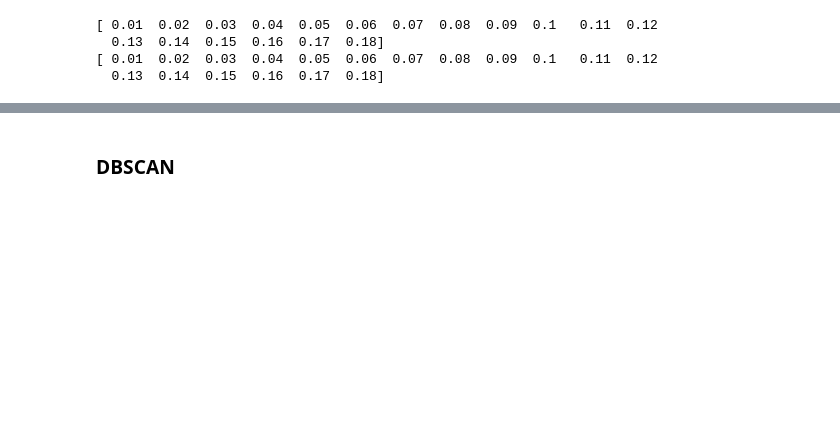
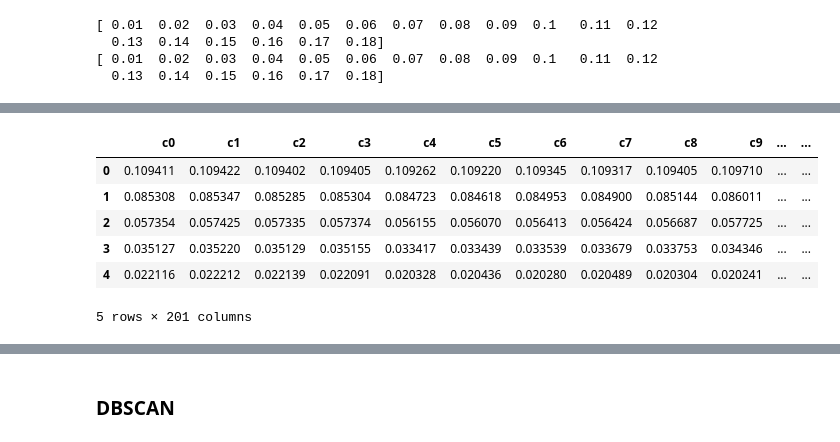
Before and after one commit to StevenCHowell/code_sas_modeling, a Jupyter notebook: notebooks/Exploring Data Clustering.ipynb, the cells around one changed output, grey strips where cells are left out. Cells and saved outputs as stored; diff of their text form; code cells hidden in the pictures; blank space fills up the shorter version.

```diff
--- a/notebooks/Exploring Data Clustering.ipynb
+++ b/notebooks/Exploring Data Clustering.ipynb
@@ -56,14 +94,19 @@ for saxs_file in saxs_files[1:]:
 saxs_data = np.array(saxs_data)
 # %%
 sans_data = []
+
+# load in the first data set to setup the q-mask
 first_data = np.loadtxt(sans_files[0])
-q_mask = first_data[:, 0] <= 0.18
+q_mask = first_data[:, 0] <= 0.18  # only use data up to 0.18 1/A
 first_data = first_data[q_mask]
-sans_data.append(first_data[1:, 1])
+sans_data.append(first_data[1:, 1])  # do not use I(0), it is the same for every dataset
+
+# load in the rest of the data
 for sans_file in sans_files[1:]:
     n_data = np.loadtxt(sans_file)
     n_data = n_data[q_mask]
-    assert np.allclose(n_data[0, 1], first_data[0, 1]), 'ERROR: data not normalize'
+    assert np.allclose(n_data[0, 1], first_data[0, 1]), 'ERROR: data not normalized'
     assert np.allclose(n_data[:, 0], first_data[:, 0]), 'ERROR: data not on same Q-grid'
     sans_data.append(n_data[1:, 1])
+
 sans_data = np.array(sans_data)
@@ -79,0 +172,14 @@ print(q_sans)
+# %%
+sans_df = pd.DataFrame(data=sans_data.T)
+sans_cols = ['c{}'.format(c) for c in sans_df.columns]
+sans_df.columns = sans_cols
+sans_df['q'] = q_sans
+sans_df.head()
+# %% [output]
+|  | c0 | c1 | c2 | c3 | c4 | c5 | c6 | c7 | c8 | c9 | ... | ... |
+| 0 | 0.109411 | 0.109422 | 0.109402 | 0.109405 | 0.109262 | 0.109220 | 0.109345 | 0.109317 | 0.109405 | 0.109710 | ... | ... |
+| 1 | 0.085308 | 0.085347 | 0.085285 | 0.085304 | 0.084723 | 0.084618 | 0.084953 | 0.084900 | 0.085144 | 0.086011 | ... | ... |
+| 2 | 0.057354 | 0.057425 | 0.057335 | 0.057374 | 0.056155 | 0.056070 | 0.056413 | 0.056424 | 0.056687 | 0.057725 | ... | ... |
+| 3 | 0.035127 | 0.035220 | 0.035129 | 0.035155 | 0.033417 | 0.033439 | 0.033539 | 0.033679 | 0.033753 | 0.034346 | ... | ... |
+| 4 | 0.022116 | 0.022212 | 0.022139 | 0.022091 | 0.020328 | 0.020436 | 0.020280 | 0.020489 | 0.020304 | 0.020241 | ... | ... |
+5 rows × 201 columns
```
Also changed, not shown: parts of 77 cells of this notebook.
